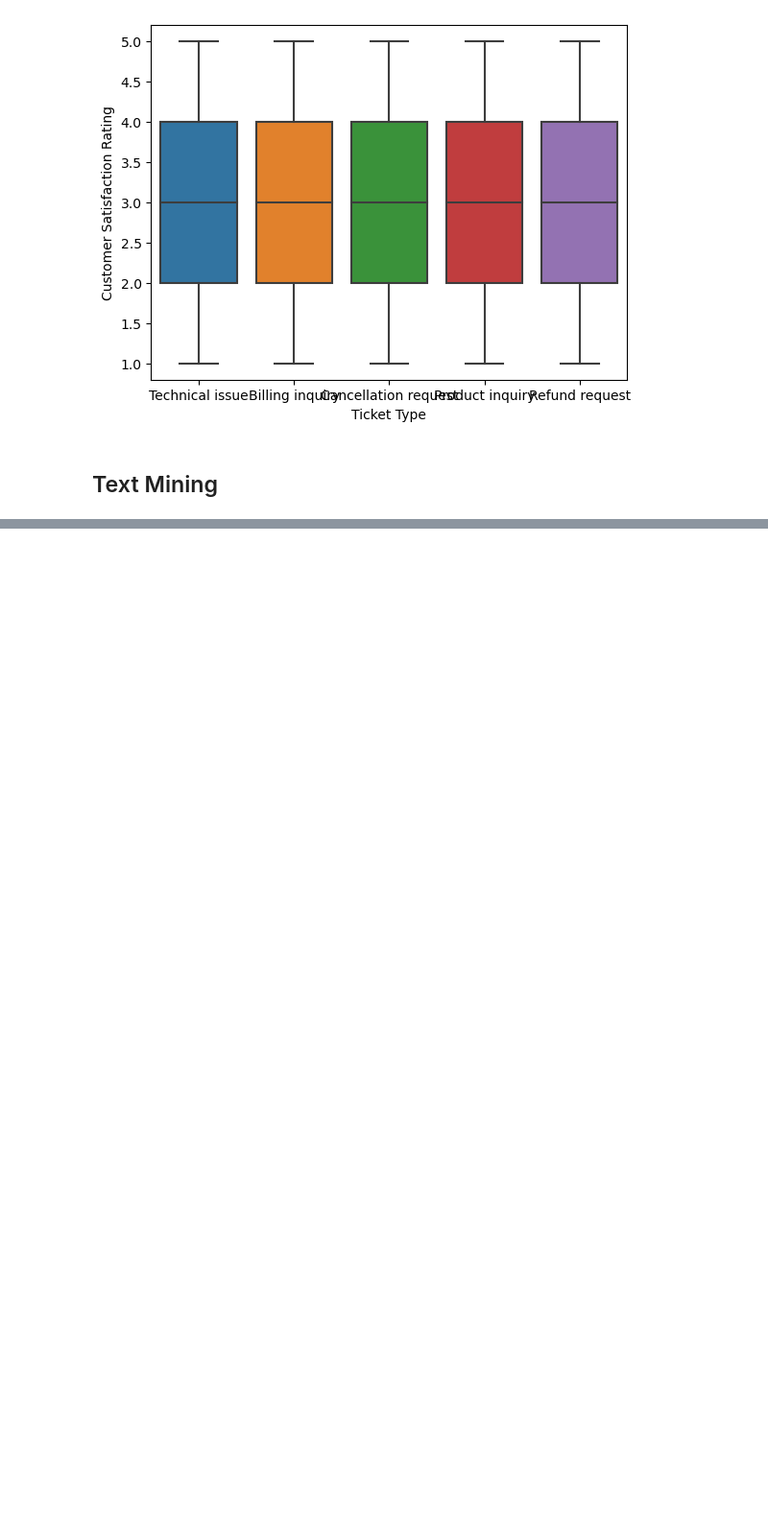
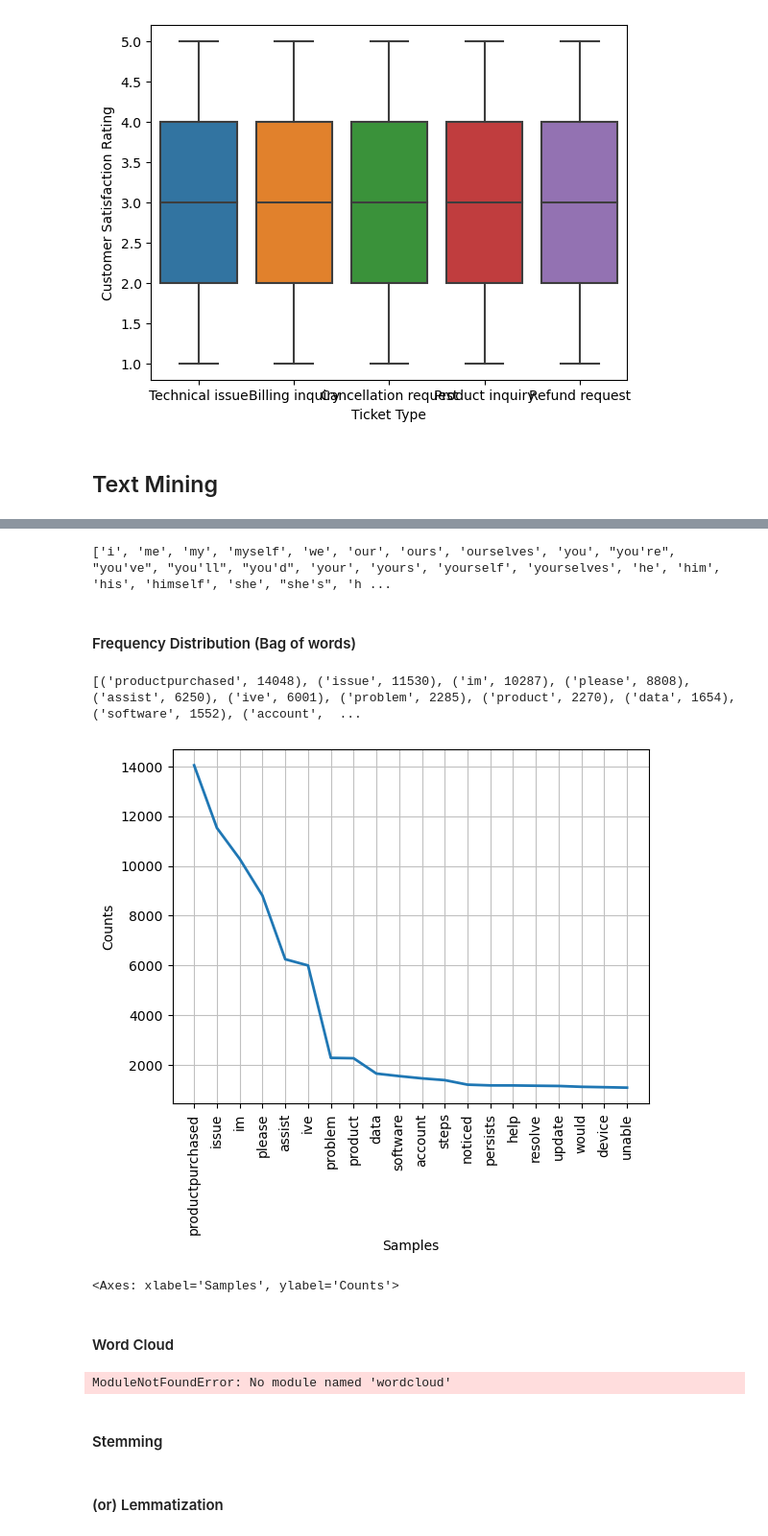
Before and after one commit to andkuster/customer-support-ticket, a Jupyter notebook: portfolio_sentimental_analysis.ipynb, the cells around one changed output, grey strips where cells are left out. Shown at 96% size. Saved outputs shown, nothing was run; the diff lists cells and outputs as text; code cells hidden in the pictures; blank space fills up the shorter version.

```diff
--- a/portfolio_sentimental_analysis.ipynb
+++ b/portfolio_sentimental_analysis.ipynb
@@ -225,0 +238,11 @@ Source: https://www.oreilly.com/api/v2/epubs/9781492074076/files/assets/btap_040
+# %%
+# Process of breaking text paragraphs into words
+
+# Tokenize the text
+def custom_tokenize(text):
+    if not text:
+        print('The text to be tokenized is a None type. Defaulting to blank string.')
+        text = ''
+    return word_tokenize(text)
+df['tokenized_column'] = df['cleaned_column'].apply(custom_tokenize)
+df['tokenized_column']
@@ -225,0 +264,12 @@ Source: https://www.oreilly.com/api/v2/epubs/9781492074076/files/assets/btap_040
+# %%
+# Removing english stop words or any other non-desirable word like "productpurchased"
+
+# Function to filter stopwords
+def remove_stopwords(tokens):
+    stop_words = set(stopwords.words('english'))
+    filtered_tokens = [token for token in tokens if token not in stop_words]
+    return filtered_tokens
+
+# Apply remove_stopwords function to tokenized_column
+df['filtered_tokens'] = df['tokenized_column'].apply(remove_stopwords)
+df['filtered_tokens']
@@ -225,0 +289,41 @@ Source: https://www.oreilly.com/api/v2/epubs/9781492074076/files/assets/btap_040
+# %%
+print(stopwords.words('english'))
+# %% [output]
+['i', 'me', 'my', 'myself', 'we', 'our', 'ours', 'ourselves', 'you', "you're", "you've", "you'll", "you'd", 'your', 'yours', 'yourself', 'yourselves', 'he', 'him', 'his', 'himself', 'she', "she's", 'h ...
+# %% [markdown]
+#### Frequency Distribution (Bag of words)
+# %%
+# Importing library
+from nltk.probability import FreqDist
+
+# Combine all tokens from different rows into a single list
+all_tokens = [token for sublist in df['filtered_tokens'] for token in sublist]
+
+# Create FreqDist for all_tokens
+fdist = FreqDist(all_tokens)
+
+# Get the 20 most common words
+common_words = fdist.most_common(20)
+print(common_words)
+# %% [output]
+[('productpurchased', 14048), ('issue', 11530), ('im', 10287), ('please', 8808), ('assist', 6250), ('ive', 6001), ('problem', 2285), ('product', 2270), ('data', 1654), ('software', 1552), ('account',  ...
+# %%
+# Chart
+import matplotlib.pyplot as plt
+plt.figure()
+fdist.plot(20,cumulative=False)
+# %% [output]
+[figure, added]
+<Axes: xlabel='Samples', ylabel='Counts'>
+# %% [markdown]
+#### Word Cloud
+# %%
+# Wordcloud
+from wordcloud import WordCloud #python -m pip install wordcloud
+wc = WordCloud()
+img = wc.generate_from_text(' '.join(df['filtered_tokens']))
+img.to_file('worcloud.jpeg')
+# %% [output]
+ModuleNotFoundError: No module named 'wordcloud'
+# %% [markdown]
+#### Stemming
@@ -225,0 +332,2 @@ Source: https://www.oreilly.com/api/v2/epubs/9781492074076/files/assets/btap_040
+# %% [markdown]
+#### (or) Lemmatization
```
Also changed, not shown: parts of 28 cells of this notebook.
